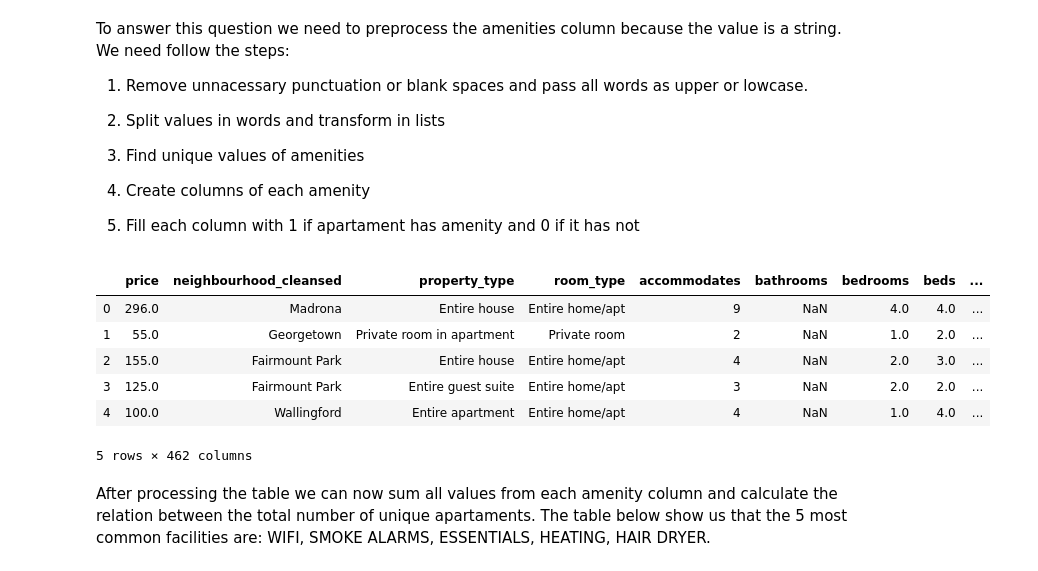
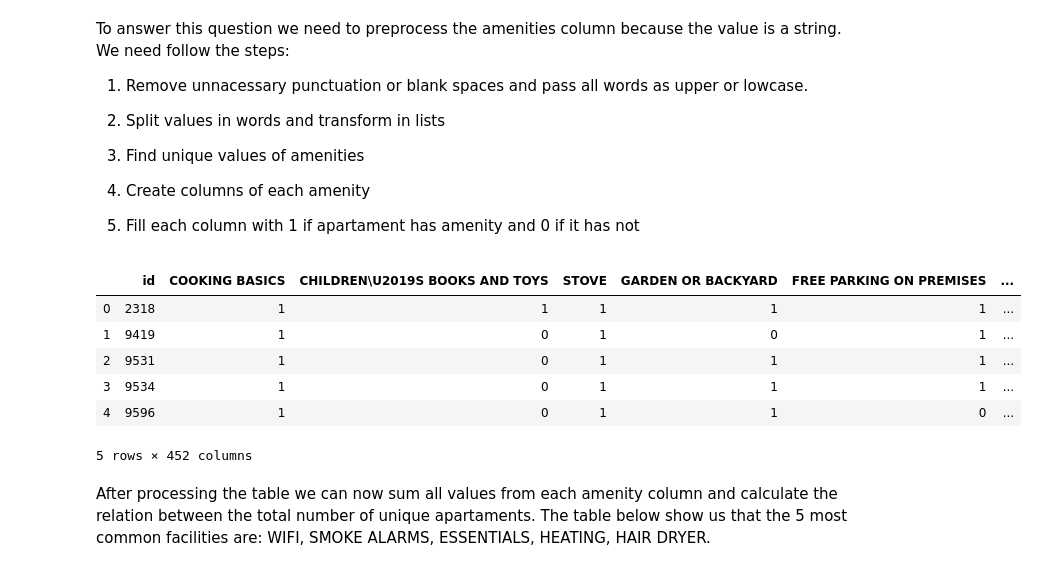
Before and after one commit to lucassaffi/Data-Science-Blog-Post, a Jupyter notebook: Data Science Blog Post.ipynb, the cells around one changed output. Drawn from its saved outputs; the diff is of its cells as text; code cells hidden in the pictures.

```diff
--- a/Data Science Blog Post.ipynb
+++ b/Data Science Blog Post.ipynb
@@ -234,50 +234,45 @@ To answer this question we need to preprocess the amenities column because the v
 5) Fill each column with 1 if apartament has amenity and 0 if it has not
 # %%
 #Find the amenities unique values
-listings_seattle['amenities'] = listings_seattle['amenities'].apply(lambda x: x.upper()
+listings_amenities = listings_seattle.copy()
+listings_amenities['amenities'] = listings_amenities['amenities'].apply(lambda x: x.upper()
                                                      .replace('{','').replace('}','')
                                                      .replace('"','').replace('[','')
                                                      .replace(']','').split(','))
 
-main_columns = ['amenities','price','neighbourhood_cleansed','property_type', 'room_type', 'accommodates',
-                'bathrooms','bedrooms', 'beds','number_of_reviews','review_scores_rating','id']
-listings_seattle = listings_seattle[main_columns]
+main_columns = ['amenities','id']
+listings_amenities = listings_amenities[main_columns]
 # %%
 # Get all unique amenities
 list_amenities = []
-for am in listings_seattle['amenities']:
+for am in listings_amenities['amenities']:
     for a in am:
         list_amenities.append(a.strip())
 
 list_amenities = pd.Series(list_amenities).unique()
 
 # Add a column for all unique amenities
 for i in list_amenities:
-    listings_seattle[i]=0
+    listings_amenities[i]=0
 
 # Add 1 if the amenitie is present
-for ame,amenitie in enumerate(listings_seattle['amenities']):
+for ame,amenitie in enumerate(listings_amenities['amenities']):
     for a in amenitie:
-        for c,column in enumerate(listings_seattle.columns):
+        for c,column in enumerate(listings_amenities.columns):
             if (a.strip()==column):
-                listings_seattle.iloc[ame,c]=1
+                listings_amenities.iloc[ame,c]=1
 
-listings_seattle = listings_seattle.drop('amenities',axis=1)
+listings_amenities = listings_amenities.drop('amenities',axis=1)
 
-#Changing price from string to float
-listings_seattle[['price']] = listings_seattle['price'].str.replace('$','')
-listings_seattle[['price']] = listings_seattle['price'].str.replace(',','')
-listings_seattle[['price']] = listings_seattle['price'].astype('float')
-
-listings_seattle.head()
+listings_amenities.head()
 # %% [output]
-|  | price | neighbourhood_cleansed | property_type | room_type | accommodates | bathrooms | bedrooms | beds | ... |
-| 0 | 296.0 | Madrona | Entire house | Entire home/apt | 9 | NaN | 4.0 | 4.0 | ... |
-| 1 | 55.0 | Georgetown | Private room in apartment | Private room | 2 | NaN | 1.0 | 2.0 | ... |
-| 2 | 155.0 | Fairmount Park | Entire house | Entire home/apt | 4 | NaN | 2.0 | 3.0 | ... |
-| 3 | 125.0 | Fairmount Park | Entire guest suite | Entire home/apt | 3 | NaN | 2.0 | 2.0 | ... |
-| 4 | 100.0 | Wallingford | Entire apartment | Entire home/apt | 4 | NaN | 1.0 | 4.0 | ... |
+|  | id | COOKING BASICS | CHILDREN\U2019S BOOKS AND TOYS | STOVE | GARDEN OR BACKYARD | FREE PARKING ON PREMISES | ... |
+| 0 | 2318 | 1 | 1 | 1 | 1 | 1 | ... |
+| 1 | 9419 | 1 | 0 | 1 | 0 | 1 | ... |
+| 2 | 9531 | 1 | 0 | 1 | 1 | 1 | ... |
+| 3 | 9534 | 1 | 0 | 1 | 1 | 1 | ... |
+| 4 | 9596 | 1 | 0 | 1 | 1 | 0 | ... |
-5 rows × 462 columns
+5 rows × 452 columns
 # %% [markdown]
 After processing the table we can now sum all values from each amenity column and calculate the relation between the total number of unique apartaments. The table below show us that the 5 most common facilities are: WIFI, SMOKE ALARMS, ESSENTIALS, HEATING, HAIR DRYER.
 # %%
```
Also changed, not shown: parts of 2 cells of this notebook, 1 other file.
